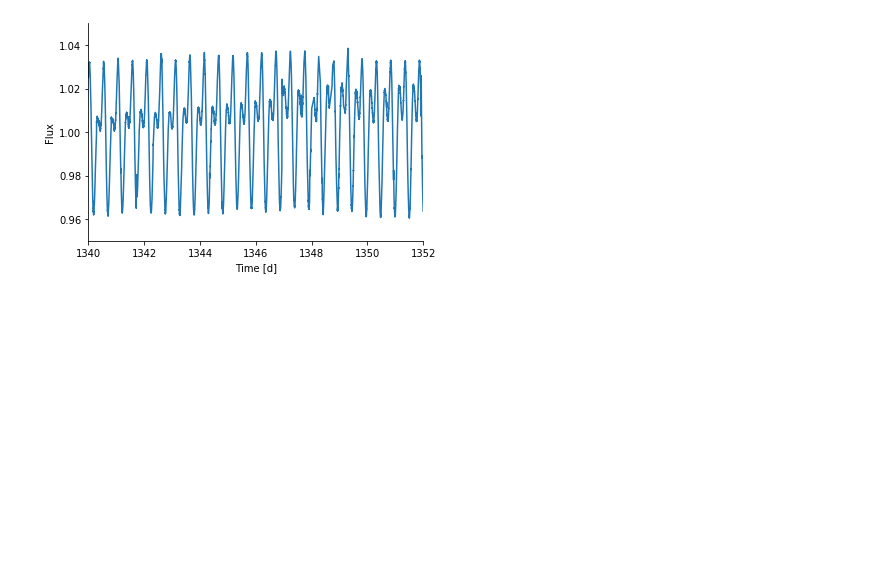
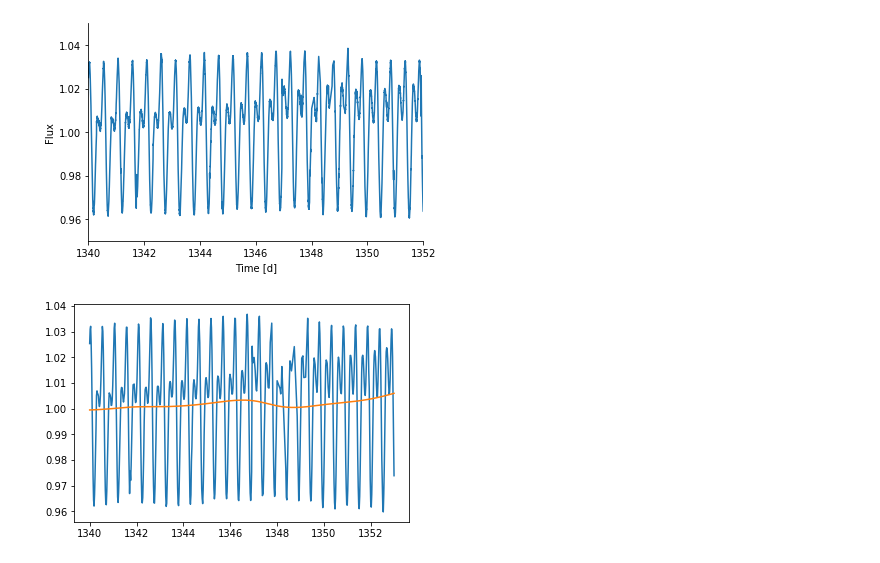
Before and after one commit to bmorris3/fdl-dr, a Jupyter notebook: tess_abdor.ipynb, the cells around one changed output. Drawn from its saved outputs; the diff is of its cells as text; code cells hidden in the pictures; blank space fills up the shorter version.

```diff
--- a/tess_abdor.ipynb
+++ b/tess_abdor.ipynb
@@ -25,9 +30,24 @@ t, f, e = lc.time[~np.isnan(lc.flux)], lc.flux[~np.isnan(lc.flux)], lc.flux_err[
 # %%
-max_time = 1365 + 20 #1352
-min_time = 1350 + 20
-skip = 5
+# max_time = 1365 + 20 #1352
+# min_time = 1350 + 20
+
+max_time = 1353  #1352
+min_time = 1340
+skip = 15
 
 t1, f1, e1 = t[(t < max_time) & (t > min_time)][::skip], f[(t < max_time) & (t > min_time)][::skip], e[(t < max_time) & (t > min_time)][::skip]
+
+
+gp = GP(Matern32Term(log_sigma=1, log_rho=15))
+gp.compute(t1, e1)
+gp_trend = gp.predict(f1, t1,  return_cov=False)
+
+plt.plot(t1, f1)
+plt.plot(t1, gp_trend)
+
+f1 /= gp_trend
+# %% [output]
+[figure, added]
 # %%
 plt.errorbar(t1, f1, e1)
 # %% [output]
```
Also changed, not shown: parts of 13 cells of this notebook, 4 other files.
